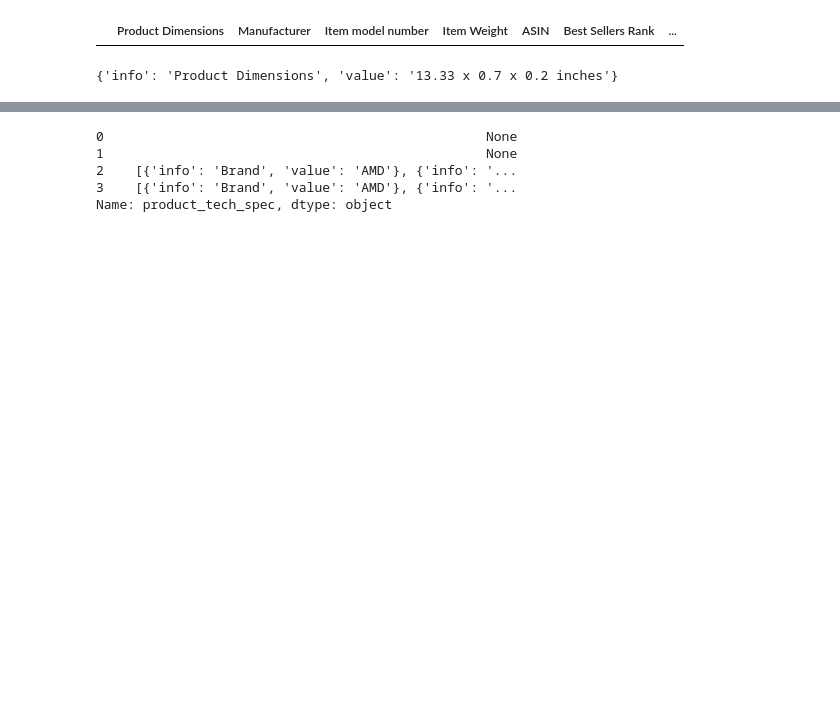
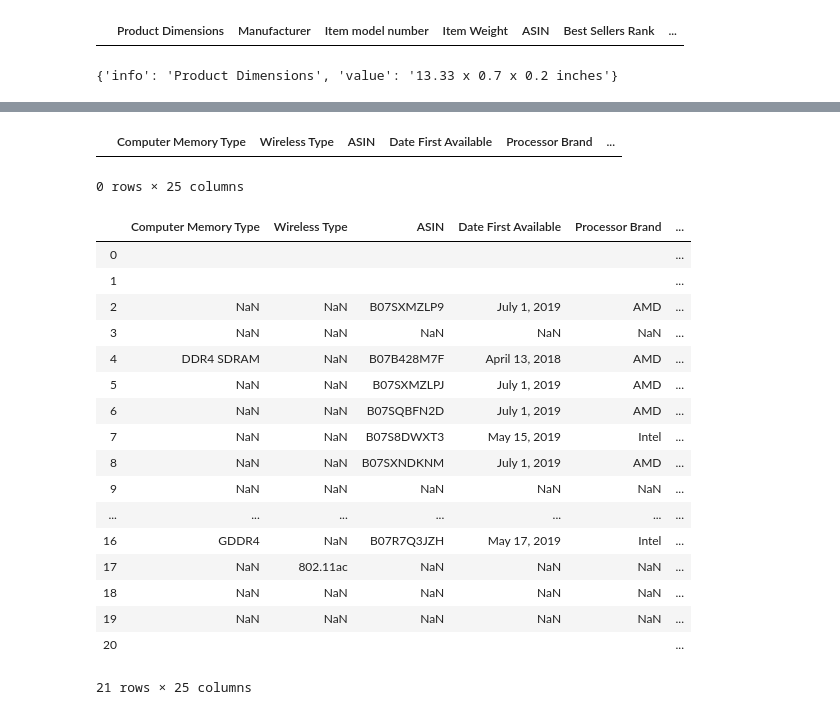
Before and after one commit to shekharbiswas/scrape_processor, a Jupyter notebook: sample.ipynb, the cells around one changed output, grey strips where cells are left out. Cells and saved outputs as stored; diff of their text form; code cells hidden in the pictures; blank space fills up the shorter version.

```diff
--- a/sample.ipynb
+++ b/sample.ipynb
@@ -73,8 +81,59 @@ df
-# %%
-df.product_tech_spec
-# %% [output]
-0                                                 None
-1                                                 None
-2    [{'info': 'Brand', 'value': 'AMD'}, {'info': '...
-3    [{'info': 'Brand', 'value': 'AMD'}, {'info': '...
-Name: product_tech_spec, dtype: object
+# %%
+ef= df['product_tech_spec'].dropna()
+fg=[]
+for i in ef:
+    for j in i:
+       fg.append(j)
+gf=[]
+for i in fg:
+    for n in i:
+         gf.append(i['info'])
+
+gf = set(gf)
+gf.discard('Customer Reviews')
+tf = pd.DataFrame(columns = gf)
+gf = list(gf)
+
+new1 = pd.DataFrame(columns=gf)
+
+new1
+# %% [output]
+|  | Computer Memory Type | Wireless Type | ASIN | Date First Available | Processor Brand | ... |
+0 rows × 25 columns
+# %%
+
+for i in range(len(df)):
+#for i in list(range(5))[1:]:
+    #print(df.product_tech_spec[i])
+    if df.product_tech_spec[i] is None:
+        new1.loc[i, : ] = ''
+        #print(i)
+        continue
+
+    for j in df.product_tech_spec[i]:
+        #info = j['info']
+        #value = j['value']
+        #print(info, value)
+
+        new1.loc[i, j['info']] = j['value']
+# %%
+new1
+# %% [output]
+|  | Computer Memory Type | Wireless Type | ASIN | Date First Available | Processor Brand | ... |
+| 0 |  |  |  |  |  | ... |
+| 1 |  |  |  |  |  | ... |
+| 2 | NaN | NaN | B07SXMZLP9 | July 1, 2019 | AMD | ... |
+| 3 | NaN | NaN | NaN | NaN | NaN | ... |
+| 4 | DDR4 SDRAM | NaN | B07B428M7F | April 13, 2018 | AMD | ... |
+| 5 | NaN | NaN | B07SXMZLPJ | July 1, 2019 | AMD | ... |
+| 6 | NaN | NaN | B07SQBFN2D | July 1, 2019 | AMD | ... |
+| 7 | NaN | NaN | B07S8DWXT3 | May 15, 2019 | Intel | ... |
+| 8 | NaN | NaN | B07SXNDKNM | July 1, 2019 | AMD | ... |
+| 9 | NaN | NaN | NaN | NaN | NaN | ... |
+| ... | ... | ... | ... | ... | ... | ... |
+| 16 | GDDR4 | NaN | B07R7Q3JZH | May 17, 2019 | Intel | ... |
+| 17 | NaN | 802.11ac | NaN | NaN | NaN | ... |
+| 18 | NaN | NaN | NaN | NaN | NaN | ... |
+| 19 | NaN | NaN | NaN | NaN | NaN | ... |
+| 20 |  |  |  |  |  | ... |
+21 rows × 25 columns
```
Also changed, not shown: parts of 10 cells of this notebook, 1 other file.
